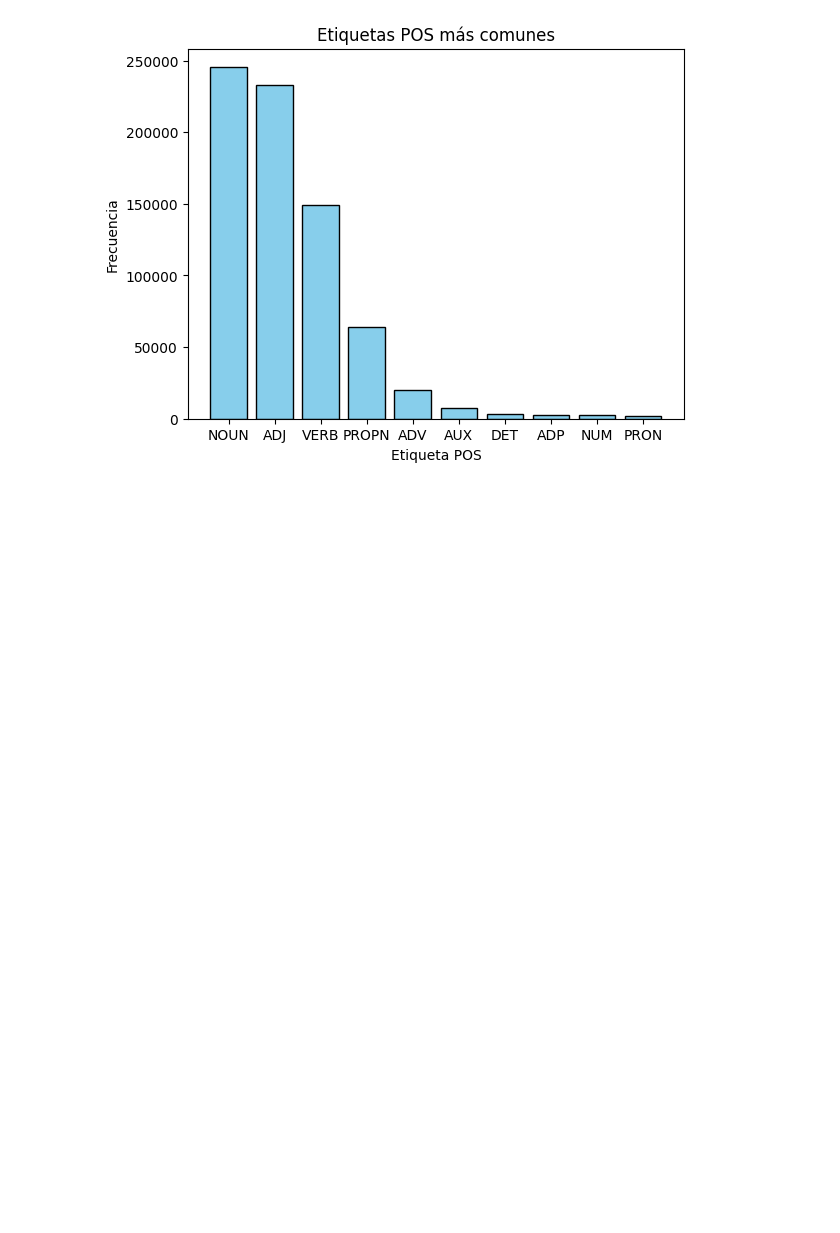
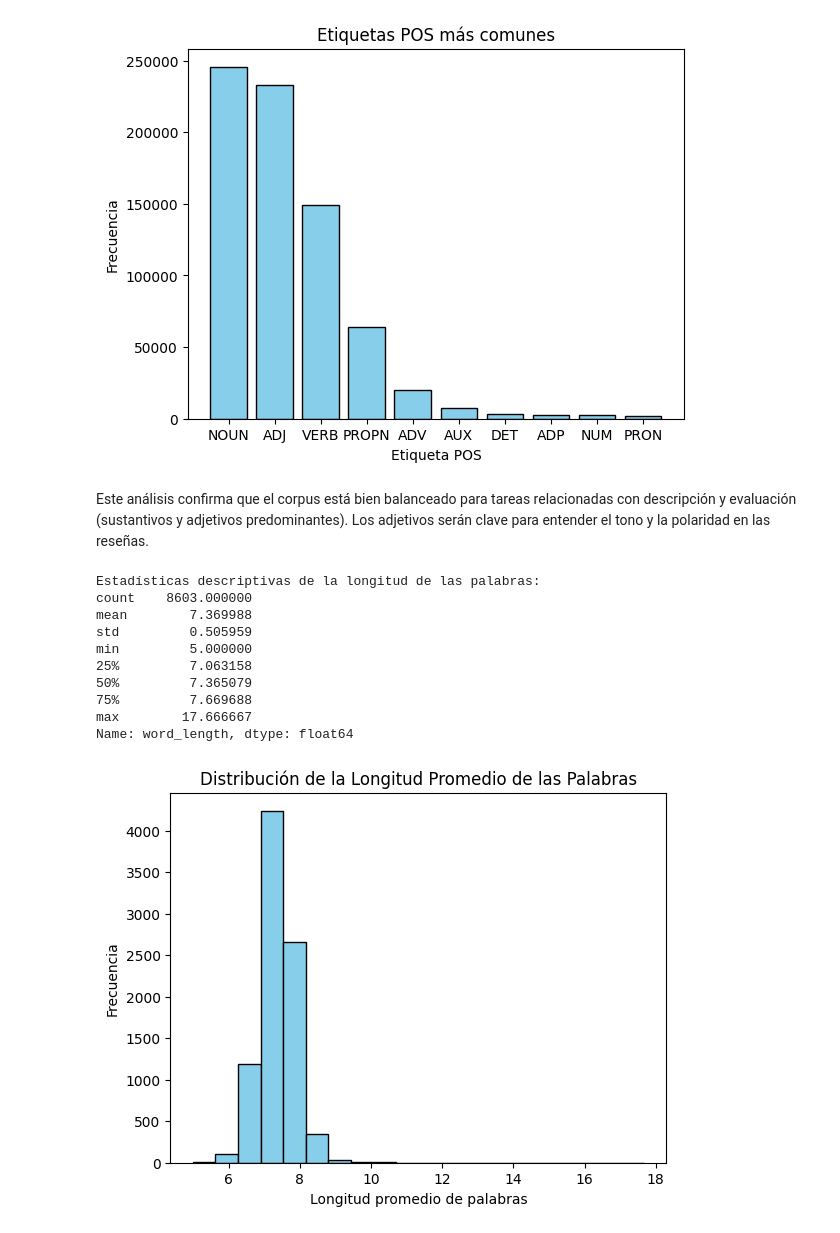
Before and after one commit to tdiego74/Clase_Data_Science_III_PBLC, a Jupyter notebook: Proyecto_DS_III_Entrega_Final_Tocci.ipynb, the cells around one changed output. Drawn from its saved outputs; the diff is of its cells as text; code cells hidden in the pictures; blank space fills up the shorter version.

```diff
--- a/Proyecto_DS_III_Entrega_Final_Tocci.ipynb
+++ b/Proyecto_DS_III_Entrega_Final_Tocci.ipynb
@@ -311,3 +311,37 @@ SYM: 58
 X: 10
 PART: 3
 [figure]
+# %% [markdown]
+Este análisis confirma que el corpus está bien balanceado para tareas relacionadas con descripción y evaluación (sustantivos y adjetivos predominantes).
+Los adjetivos serán clave para entender el tono y la polaridad en las reseñas.
+# %%
+# Importaciones necesarias
+#import matplotlib.pyplot as plt
+
+# Calcular la longitud promedio de las palabras por reseña
+df['word_length'] = df['cleaned_review_text'].apply(
+    lambda x: np.mean([len(word) for word in x.split()])
+)
+
+# Estadísticas descriptivas
+print("Estadísticas descriptivas de la longitud de las palabras:")
+print(df['word_length'].describe())
+
+# Visualización: Histograma de la longitud promedio de las palabras
+plt.hist(df['word_length'], bins=20, color='skyblue', edgecolor='black')
+plt.title('Distribución de la Longitud Promedio de las Palabras')
+plt.xlabel('Longitud promedio de palabras')
+plt.ylabel('Frecuencia')
+plt.show()
+# %% [output]
+Estadísticas descriptivas de la longitud de las palabras:
+count    8603.000000
+mean        7.369988
+std         0.505959
+min         5.000000
+25%         7.063158
+50%         7.365079
+75%         7.669688
+max        17.666667
+Name: word_length, dtype: float64
+[figure, added]
```
Also changed, not shown: parts of 15 cells of this notebook.
